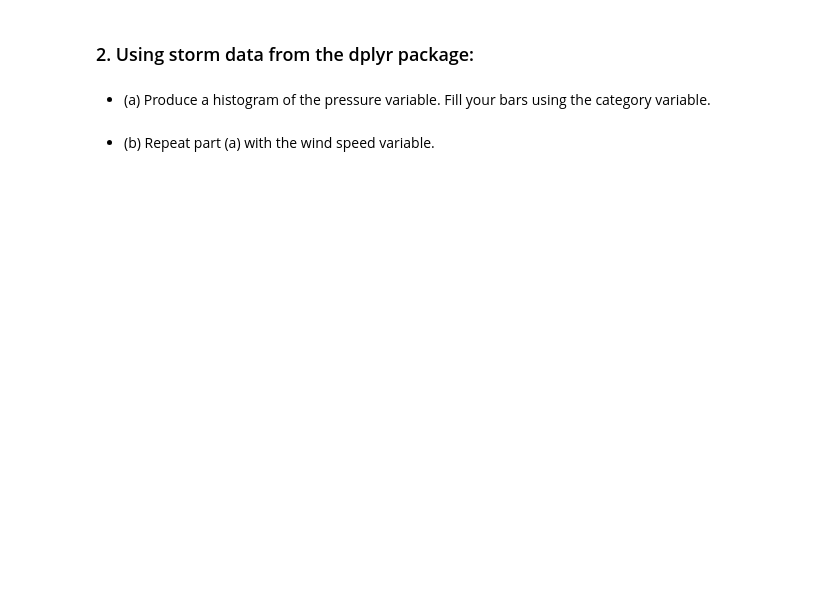
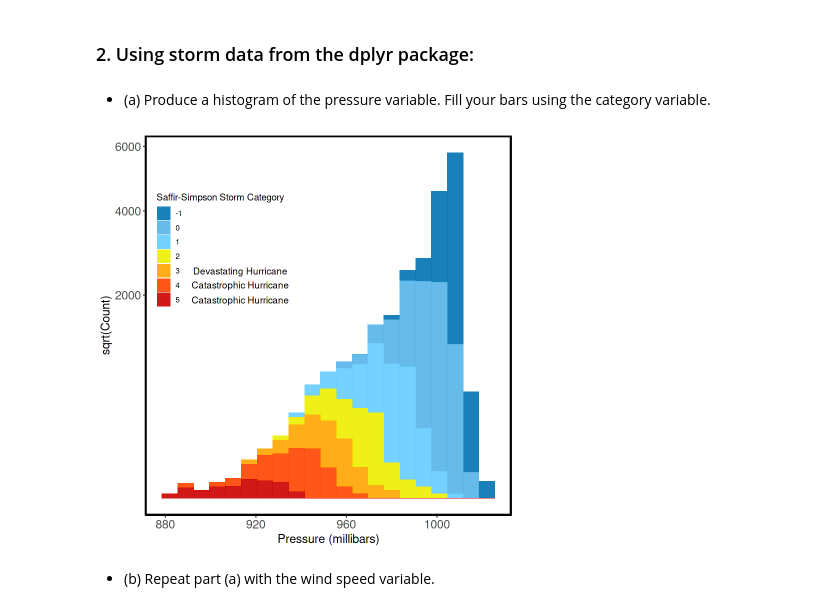
Before and after one commit to ecamo19/homework_statistical_data_science, a Jupyter notebook: hw1/hw1_erick_calderon_morales.ipynb, the cells around one changed output. Cells and saved outputs as stored; diff of their text form; code cells hidden in the pictures; blank space fills up the shorter version.

```diff
--- a/hw1/hw1_erick_calderon_morales.ipynb
+++ b/hw1/hw1_erick_calderon_morales.ipynb
@@ -21,2 +111,39 @@ library(palmerpenguins)
+# %%
+# Base plot
+ggplot(storms, aes(pressure, fill = category)) +
+    geom_histogram(binwidth = 7, alpha = 0.9) +
+    scale_fill_manual(values = c("#0072B2","#56B4E9","#66ccff",'yellow2',"orange","orangered","red3" )) +
+    scale_color_manual(values = c("#0072B2","#56B4E9","#66ccff",'yellow2',"orange","orangered","red3" )) +
+    scale_y_sqrt() +
+    theme_classic() +
+
+    # Edit x and y names
+    xlab("Pressure (millibars)") + ylab("sqrt(Count)") +
+
+    # Change color
+    # Edit the legend
+    theme(axis.text.y   = element_text(size = 14),
+        # Legend position and Axis size
+        legend.position = c(0.2, 0.7),
+        legend.background = element_rect(fill=alpha('white', 0)),
+        axis.text.x   = element_text(size = 14),
+        axis.title.y  = element_text(size = 14),
+        axis.title.x  = element_text(size = 14),
+
+        # Add borders to the plot
+        panel.border = element_rect(colour = "black", fill = NA,size = 1.3)) +
+
+    # Edit legend name
+    labs(fill = "Saffir-Simpson Storm Category") +
+
+    #Edit legend
+    guides(col = guide_legend(override.aes = list(fill = NA),ncol = 1,
+                                    title.position = "bottom")) +
+
+    annotate("text", x = 913, y = 2500, label = "Devastating Hurricane") +
+    annotate("text", x = 913, y = 2200, label = "Catastrophic Hurricane") +
+    annotate("text", x = 913, y = 1900, label = "Catastrophic Hurricane")
+# %% [output]
+[figure, added]
 # %% [markdown]
 * (b) Repeat part (a) with the wind speed variable.
```
Also changed, not shown: parts of 26 cells of this notebook, 2 other files.
